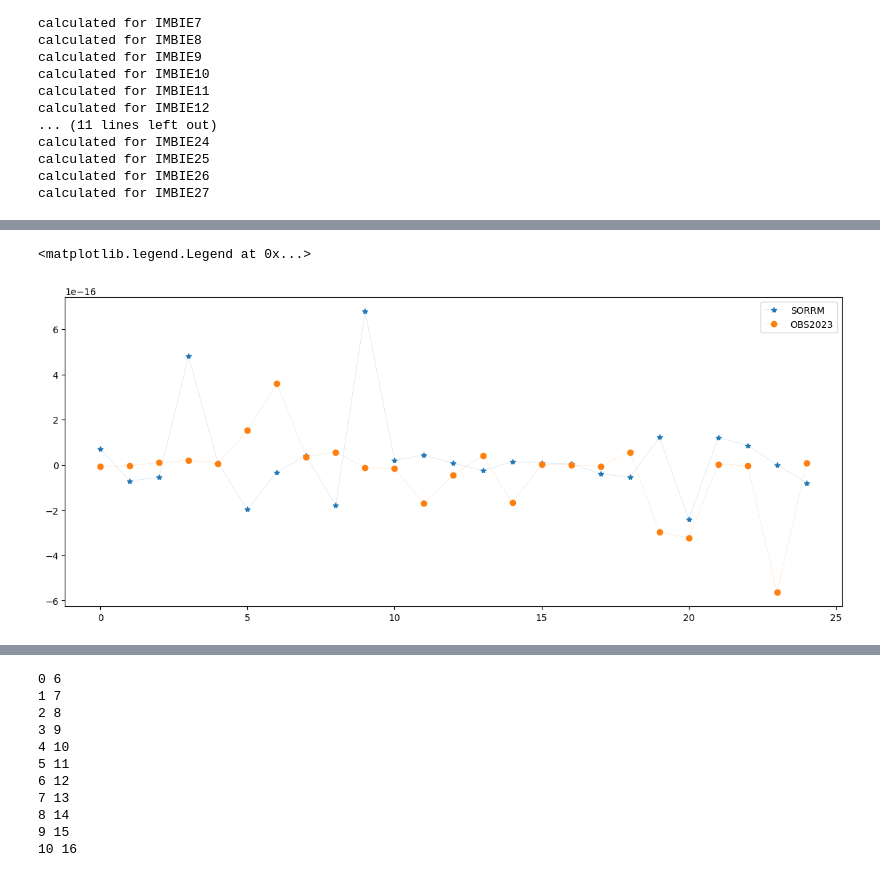
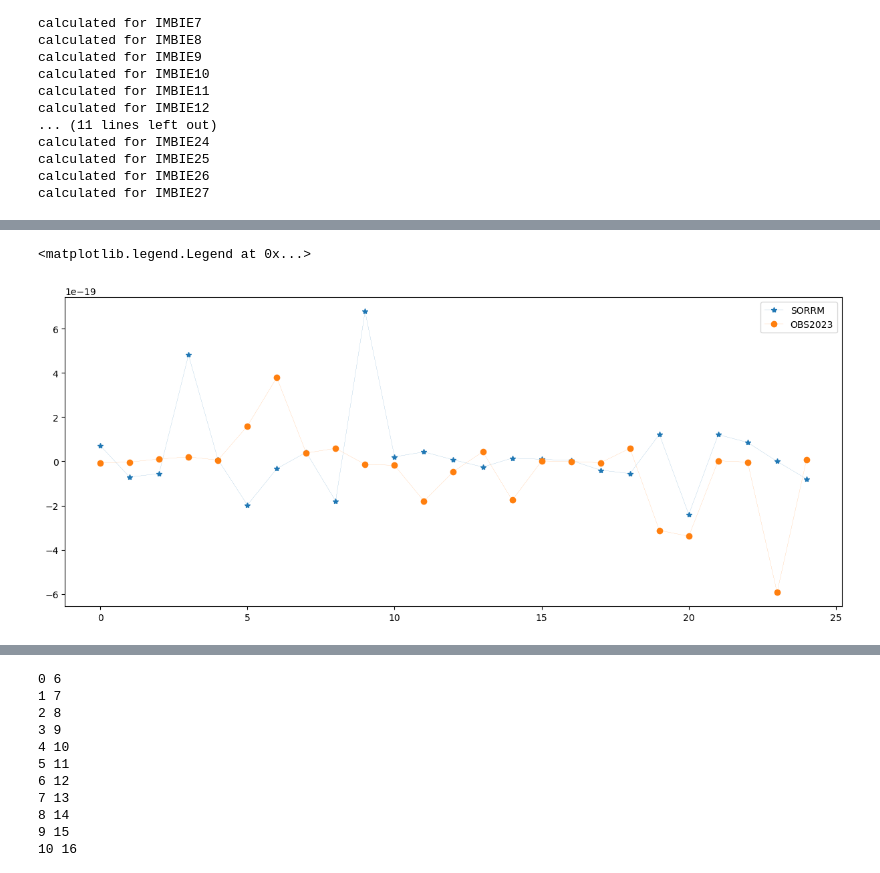
Before and after one commit to mshiv/aislens_emulation, a Jupyter notebook: notebooks/21-sm-bias-correction.ipynb, the cells around one changed output, grey strips where cells are left out. Drawn from its saved outputs; the diff is of its cells as text; code cells hidden in the pictures.

```diff
--- a/notebooks/21-sm-bias-correction.ipynb
+++ b/notebooks/21-sm-bias-correction.ipynb
@@ -340,5 +336,5 @@ ds_sorrm = ds_np
 ds_obsrv = np.load(inDirName+DIR_interim+"Paolo2023/imbie_iceshelf_mean_fluxrates_RGRS.npy")*rho_fw/sec_per_yr
 # %%
 ds_sorrm = np.load(inDirName+DIR_interim+"SORRMv2.1.ISMF/imbie_iceshelf_mean_fluxrates_SORRM.npy") # *rho_fw/sec_per_yr
-ds_obsrv = np.load(inDirName+DIR_interim+"Paolo2023/imbie_iceshelf_mean_fluxrates_OBS23.npy")*rho_fw/sec_per_yr
+ds_obsrv = np.load(inDirName+DIR_interim+"Paolo2023/imbie_iceshelf_mean_fluxrates_OBS23.npy")/sec_per_yr
 # %%
@@ -353,22 +342,22 @@ array([-1.17157890e-18, -6.58954082e-18, -3.00854163e-18,  1.00727407e-17,
 # %%
 plt.figure(figsize=(15,6))
 #my_xticks = icems.name[6:33]
 #plt.xticks(range(0,27), my_xticks)
-plt.plot(ds_sorrm[1:-1]*1000,marker='*',lw=0.1,label='SORRM')
+plt.plot(ds_sorrm[1:-1],marker='*',lw=0.1,label='SORRM')
 plt.plot(ds_obsrv[1:-1],marker='o',lw=0.1,label='OBS2023')
 plt.legend()
 #plt.xlabel("SORRMv2.1")
 #plt.ylabel("OBS2023")
 #plt.xlim(-0.0001,0.0001)
 #plt.ylim(-0.0001,0.0001)
 #plt.xscale('log')
 #plt.yscale('log')
 
 #plt.xlim(-4e-19,4e-19)
 #plt.ylim(-4e-19,4e-19)
 # %% [output]
 <matplotlib.legend.Legend at 0x...>
-[figure, old version]
+[figure, new version]
 # %%
 plt.figure(figsize=(20,6))
 my_xticks = icems.name[6:33]
```
Also changed, not shown: parts of 14 cells of this notebook, 3 other files.
